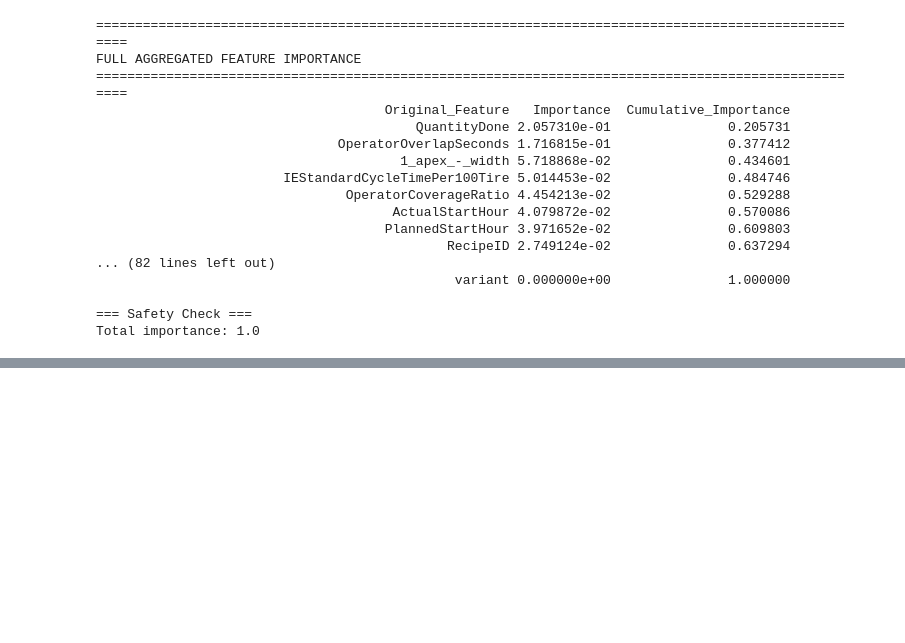
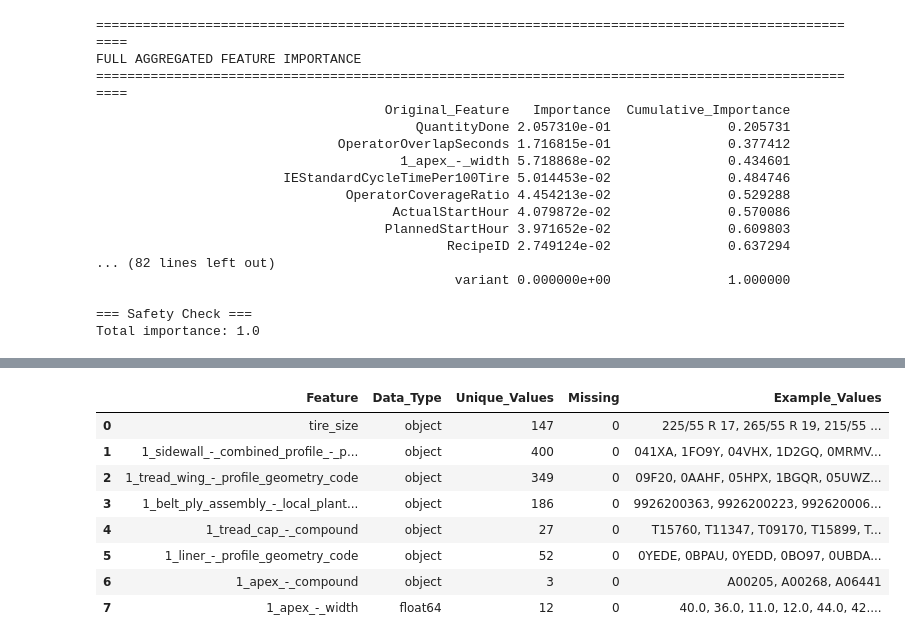
Before and after one commit to mayuxiang666-eng/IE-gap-correlations-study-, a Jupyter notebook: TB capacity analysis.ipynb, the cells around one changed output, grey strips where cells are left out. Drawn from its saved outputs; the diff is of its cells as text; code cells hidden in the pictures; blank space fills up the shorter version.

```diff
--- a/TB capacity analysis.ipynb
+++ b/TB capacity analysis.ipynb
@@ -6820,0 +12441,82 @@ Total importance: 1.0
+# %%
+# ============================================================
+# Step 68 - Inspect Spec Feature Examples
+# Purpose:
+# 1. Understand what the key Spec columns actually contain
+# 2. Show example values and value frequency
+# 3. Do NOT modify X_setup
+# ============================================================
+
+spec_features_to_check = [
+
+    "tire_size",
+
+    "1_sidewall_-_combined_profile_-_profile_geometry_code",
+
+    "1_tread_wing_-_profile_geometry_code",
+
+    "1_belt_ply_assembly_-_local_plant_workcode",
+
+    "1_tread_cap_-_compound",
+
+    "1_liner_-_profile_geometry_code",
+
+    "1_apex_-_compound",
+
+    "1_apex_-_width"
+]
+
+
+# ------------------------------------------------------------
+# 68.1 - Basic overview
+# ------------------------------------------------------------
+
+spec_overview = []
+
+for col in spec_features_to_check:
+
+    if col not in df_model_gap.columns:
+        continue
+
+    spec_overview.append({
+
+        "Feature": col,
+
+        "Data_Type": str(
+            df_model_gap[col].dtype
+        ),
+
+        "Unique_Values": df_model_gap[
+            col
+        ].nunique(dropna=True),
+
+        "Missing": df_model_gap[
+            col
+        ].isna().sum(),
+
+        "Example_Values": ", ".join(
+            map(
+                str,
+                df_model_gap[col]
+                .dropna()
+                .drop_duplicates()
+                .head(10)
+                .tolist()
+            )
+        )
+    })
+
+
+spec_overview_df = pd.DataFrame(
+    spec_overview
+)
+
+
+print(
+    "=== Step 68 - Spec Feature Overview ==="
+)
+
+display(
+    spec_overview_df
+)
+# %% [output]
@@ -6820,0 +12524,9 @@ Total importance: 1.0
+|  | Feature | Data_Type | Unique_Values | Missing | Example_Values |
+| 0 | tire_size | object | 147 | 0 | 225/55 R 17, 265/55 R 19, 215/55 ... |
+| 1 | 1_sidewall_-_combined_profile_-_p... | object | 400 | 0 | 041XA, 1FO9Y, 04VHX, 1D2GQ, 0MRMV... |
+| 2 | 1_tread_wing_-_profile_geometry_code | object | 349 | 0 | 09F20, 0AAHF, 05HPX, 1BGQR, 05UWZ... |
+| 3 | 1_belt_ply_assembly_-_local_plant... | object | 186 | 0 | 9926200363, 9926200223, 992620006... |
+| 4 | 1_tread_cap_-_compound | object | 27 | 0 | T15760, T11347, T09170, T15899, T... |
+| 5 | 1_liner_-_profile_geometry_code | object | 52 | 0 | 0YEDE, 0BPAU, 0YEDD, 0BO97, 0UBDA... |
+| 6 | 1_apex_-_compound | object | 3 | 0 | A00205, A00268, A06441 |
+| 7 | 1_apex_-_width | float64 | 12 | 0 | 40.0, 36.0, 11.0, 12.0, 44.0, 42.... |
```
Also changed, not shown: parts of 84 cells of this notebook, 4 other files.
